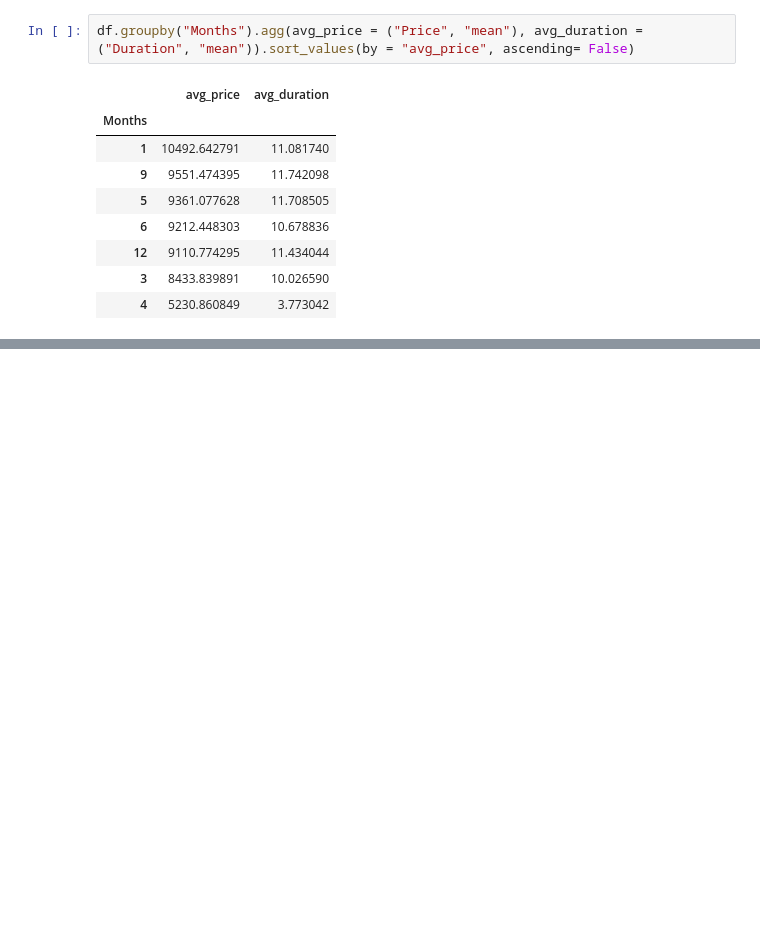
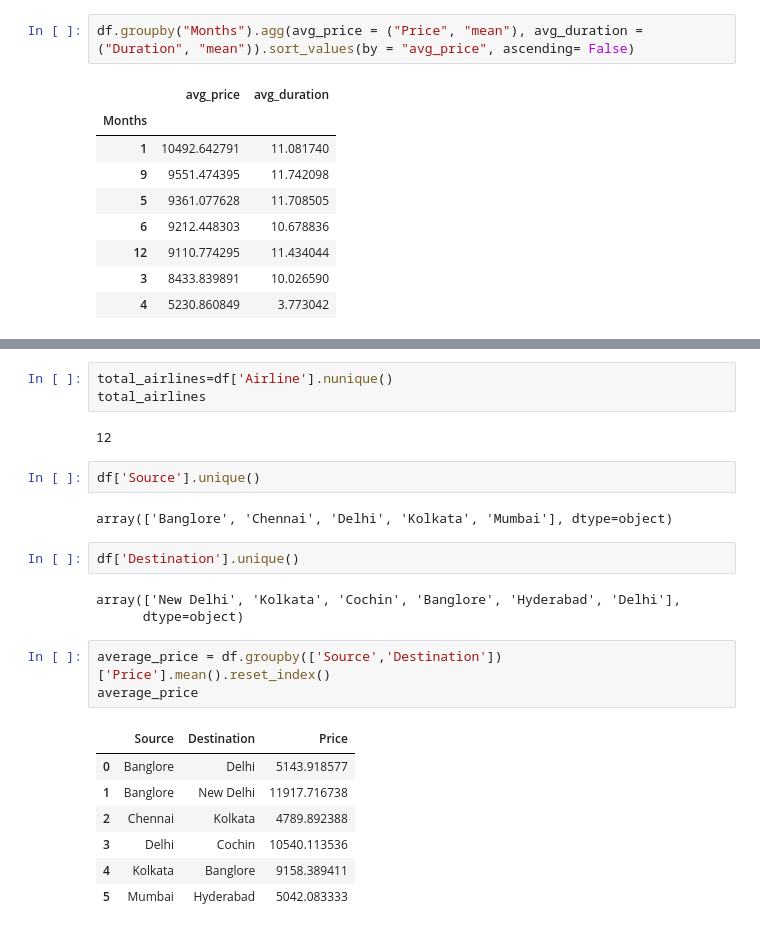
Before and after one commit to mehratif1/Flight_Price_Analysis, a Jupyter notebook: Project1.ipynb, the cells around one changed output, grey strips where cells are left out. Drawn from its saved outputs; the diff is of its cells as text; blank space fills up the shorter version.

```diff
--- a/Project1.ipynb
+++ b/Project1.ipynb
@@ -282,0 +290,25 @@ df.groupby("Months").agg(avg_price = ("Price", "mean"), avg_duration = ("Duratio
+# %%
+total_airlines=df['Airline'].nunique()
+total_airlines
+# %% [output]
+12
+# %%
+df['Source'].unique()
+# %% [output]
+array(['Banglore', 'Chennai', 'Delhi', 'Kolkata', 'Mumbai'], dtype=object)
+# %%
+df['Destination'].unique()
+# %% [output]
+array(['New Delhi', 'Kolkata', 'Cochin', 'Banglore', 'Hyderabad', 'Delhi'],
+      dtype=object)
+# %%
+average_price = df.groupby(['Source','Destination'])['Price'].mean().reset_index()
+average_price
+# %% [output]
+|  | Source | Destination | Price |
+| 0 | Banglore | Delhi | 5143.918577 |
+| 1 | Banglore | New Delhi | 11917.716738 |
+| 2 | Chennai | Kolkata | 4789.892388 |
+| 3 | Delhi | Cochin | 10540.113536 |
+| 4 | Kolkata | Banglore | 9158.389411 |
+| 5 | Mumbai | Hyderabad | 5042.083333 |
```
Also changed, not shown: parts of 5 cells of this notebook, 1 other file.
